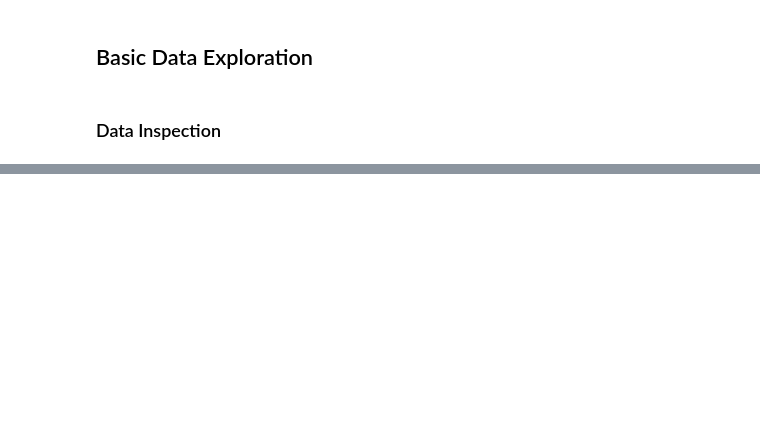
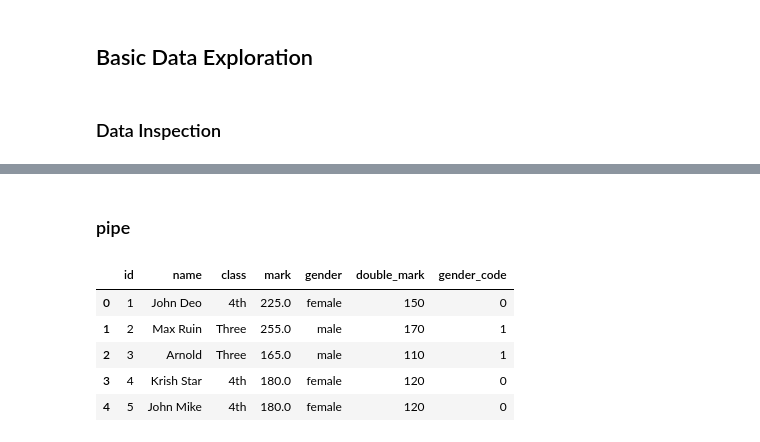
Before and after one commit to tekraj/python-programming, a Jupyter notebook: week-3-Data Analysis with Pandas.ipynb, the cells around one changed output, grey strips where cells are left out. Drawn from its saved outputs; the diff is of its cells as text; code cells hidden in the pictures; blank space fills up the shorter version.

```diff
--- a/week-3-Data Analysis with Pandas.ipynb
+++ b/week-3-Data Analysis with Pandas.ipynb
@@ -224,0 +408,17 @@ print(df.iat[1, 1])                 # Value in row 1, column 1
+# %% [markdown]
+### pipe
+# %%
+# create a function that triples marks and pipes it to the pandas DataFrame
+def triple_marks(df):
+    df['mark'] = df['mark'] * 3
+    return df
+
+students = students.pipe(triple_marks)
+students.head()
+# %% [output]
+|  | id | name | class | mark | gender | double_mark | gender_code |
+| 0 | 1 | John Deo | 4th | 225.0 | female | 150 | 0 |
+| 1 | 2 | Max Ruin | Three | 255.0 | male | 170 | 1 |
+| 2 | 3 | Arnold | Three | 165.0 | male | 110 | 1 |
+| 3 | 4 | Krish Star | 4th | 180.0 | female | 120 | 0 |
+| 4 | 5 | John Mike | 4th | 180.0 | female | 120 | 0 |
```
Also changed, not shown: parts of 61 cells of this notebook, 3 other files.
